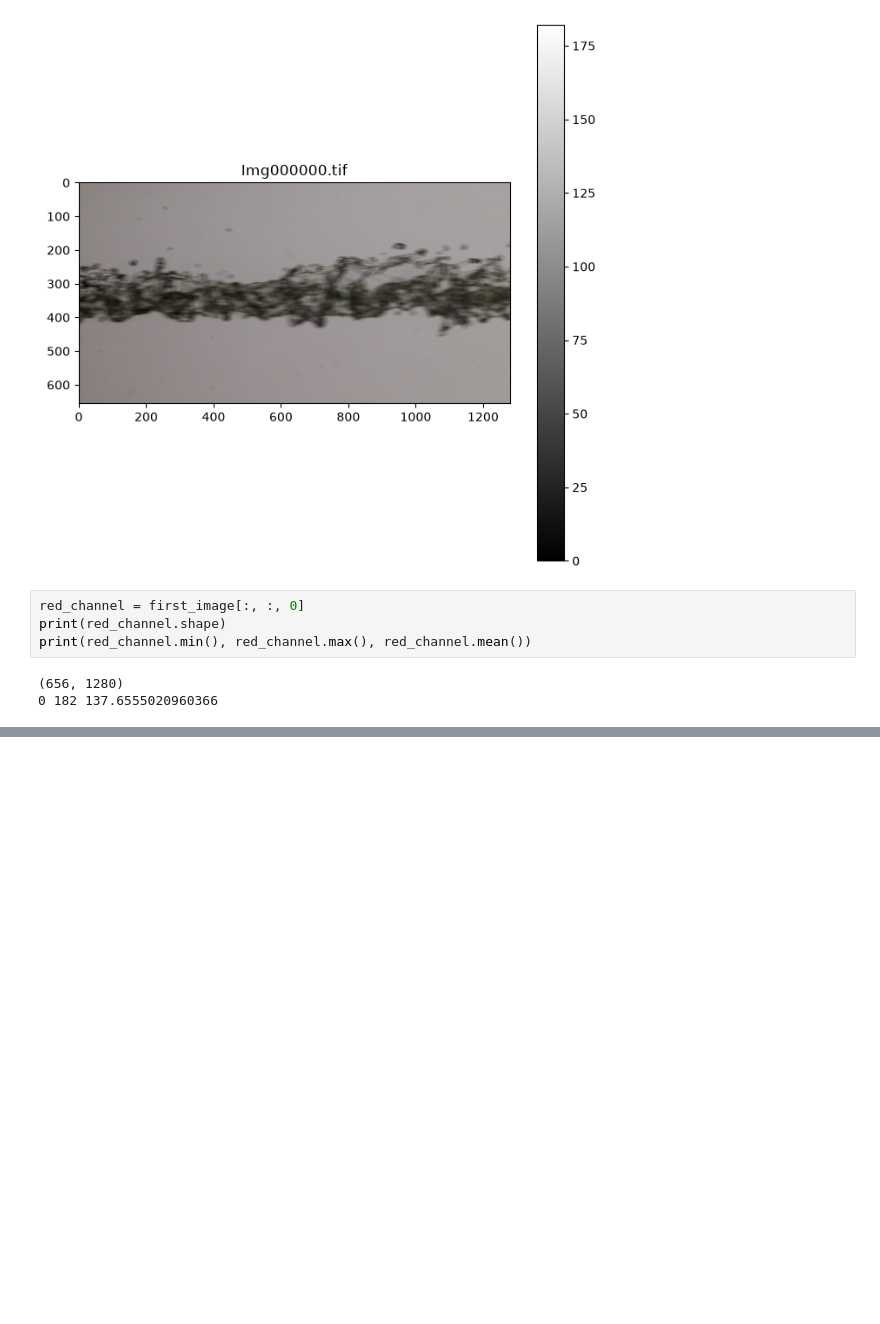
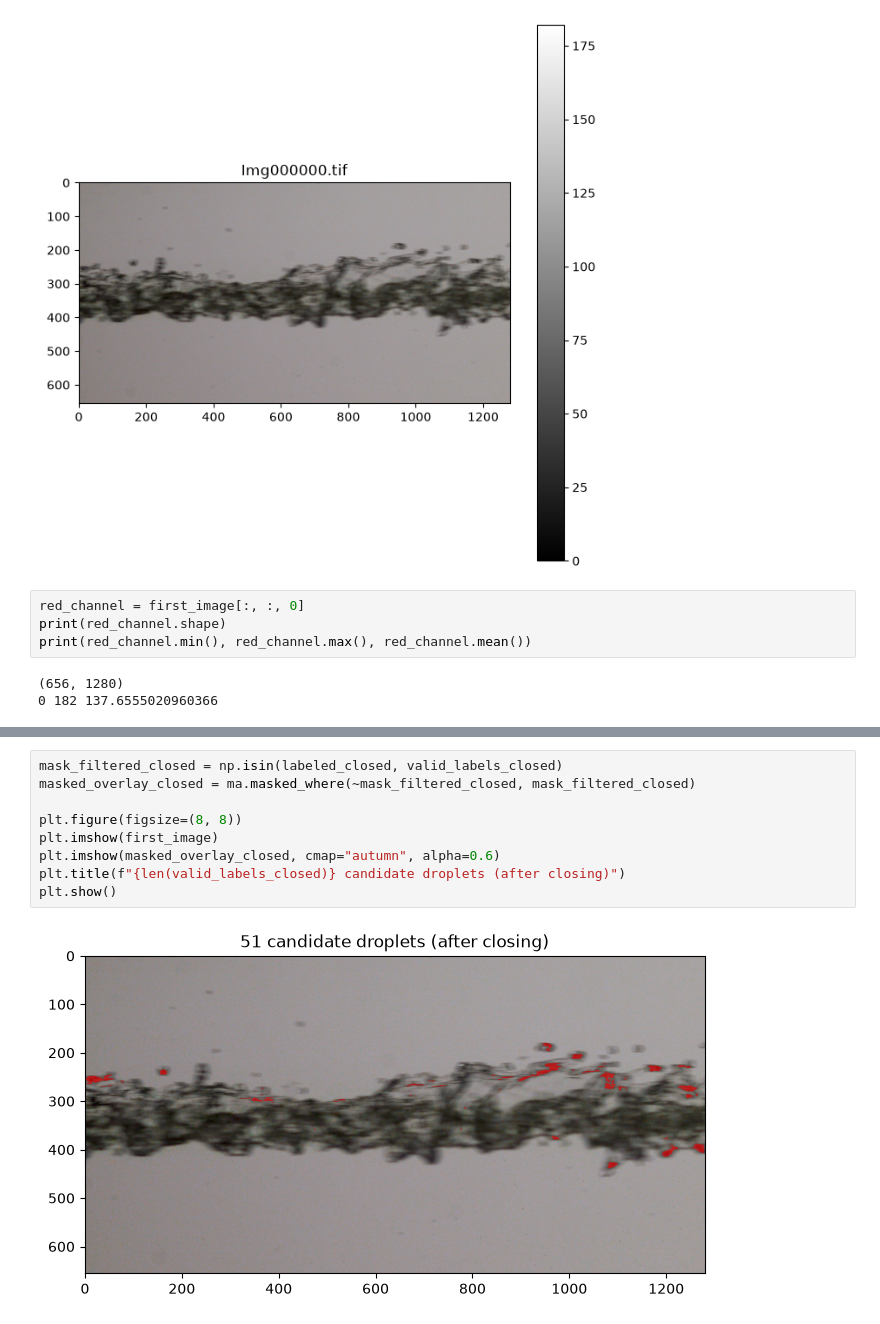
Before and after one commit to attahpt-cmyk/droplet-vision, a Jupyter notebook: notebooks/06_real_data_exploration.ipynb, the cells around one changed output, grey strips where cells are left out. Saved outputs shown, nothing was run; the diff lists cells and outputs as text; blank space fills up the shorter version.

```diff
--- a/notebooks/06_real_data_exploration.ipynb
+++ b/notebooks/06_real_data_exploration.ipynb
@@ -48,0 +127,11 @@ plt.show()
+# %%
+mask_filtered_closed = np.isin(labeled_closed, valid_labels_closed)
+masked_overlay_closed = ma.masked_where(~mask_filtered_closed, mask_filtered_closed)
+
+plt.figure(figsize=(8, 8))
+plt.imshow(first_image)
+plt.imshow(masked_overlay_closed, cmap="autumn", alpha=0.6)
+plt.title(f"{len(valid_labels_closed)} candidate droplets (after closing)")
+plt.show()
+# %% [output]
+[figure, added]
```
Also changed, not shown: parts of 18 cells of this notebook.
